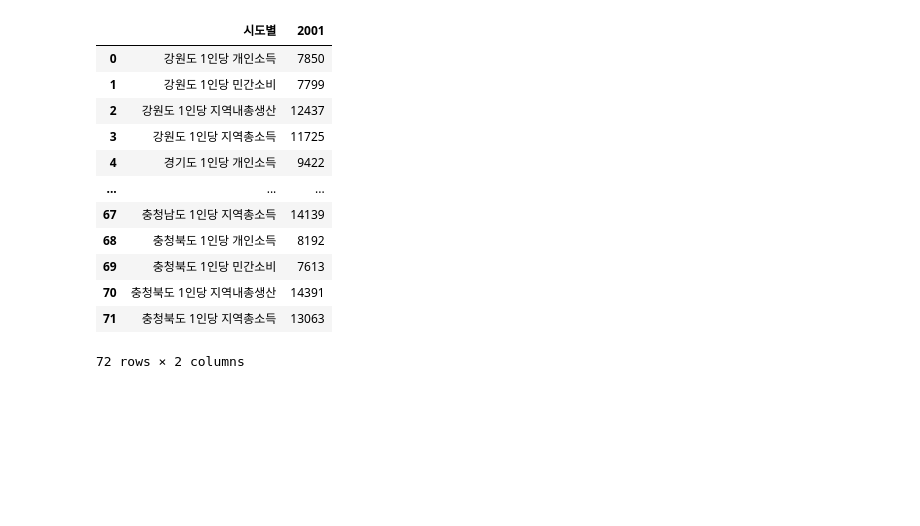
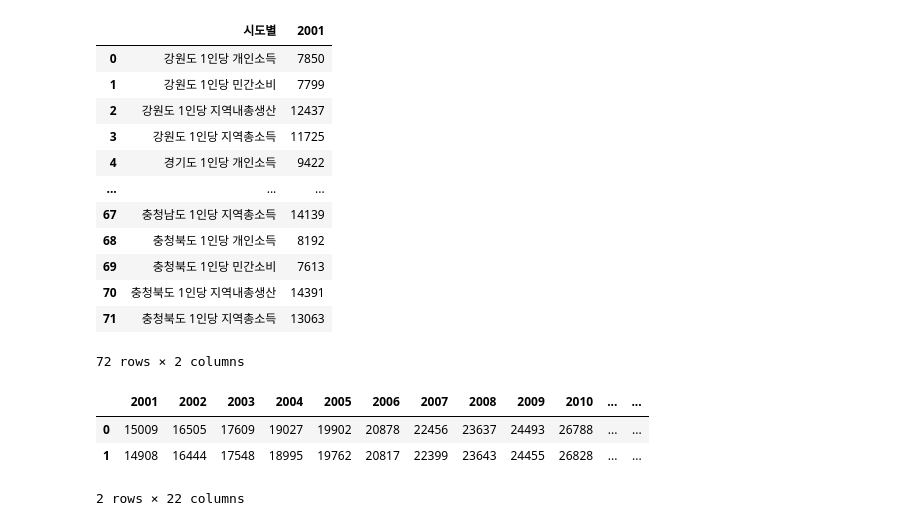
Before and after one commit to huitaek/project_mini_analyze_waste, a Jupyter notebook: src/EDA_income.ipynb, the cells around one changed output. Saved outputs shown, nothing was run; the diff lists cells and outputs as text; code cells hidden in the pictures; blank space fills up the shorter version.

```diff
--- a/src/EDA_income.ipynb
+++ b/src/EDA_income.ipynb
@@ -227,3 +229,11 @@ df2[['2001','시도별']].groupby(by='시도별').max().reset_index()
 | 70 | 충청북도 1인당 지역내총생산 | 14391 |
 | 71 | 충청북도 1인당 지역총소득 | 13063 |
 72 rows × 2 columns
+# %%
+df3 = df2.drop(labels=['시도별'],axis=1)
+df3.head(2)
+# %% [output]
+|  | 2001 | 2002 | 2003 | 2004 | 2005 | 2006 | 2007 | 2008 | 2009 | 2010 | ... | ... |
+| 0 | 15009 | 16505 | 17609 | 19027 | 19902 | 20878 | 22456 | 23637 | 24493 | 26788 | ... | ... |
+| 1 | 14908 | 16444 | 17548 | 18995 | 19762 | 20817 | 22399 | 23643 | 24455 | 26828 | ... | ... |
+2 rows × 22 columns
```
Also changed, not shown: parts of 9 cells of this notebook, 1 other file.
